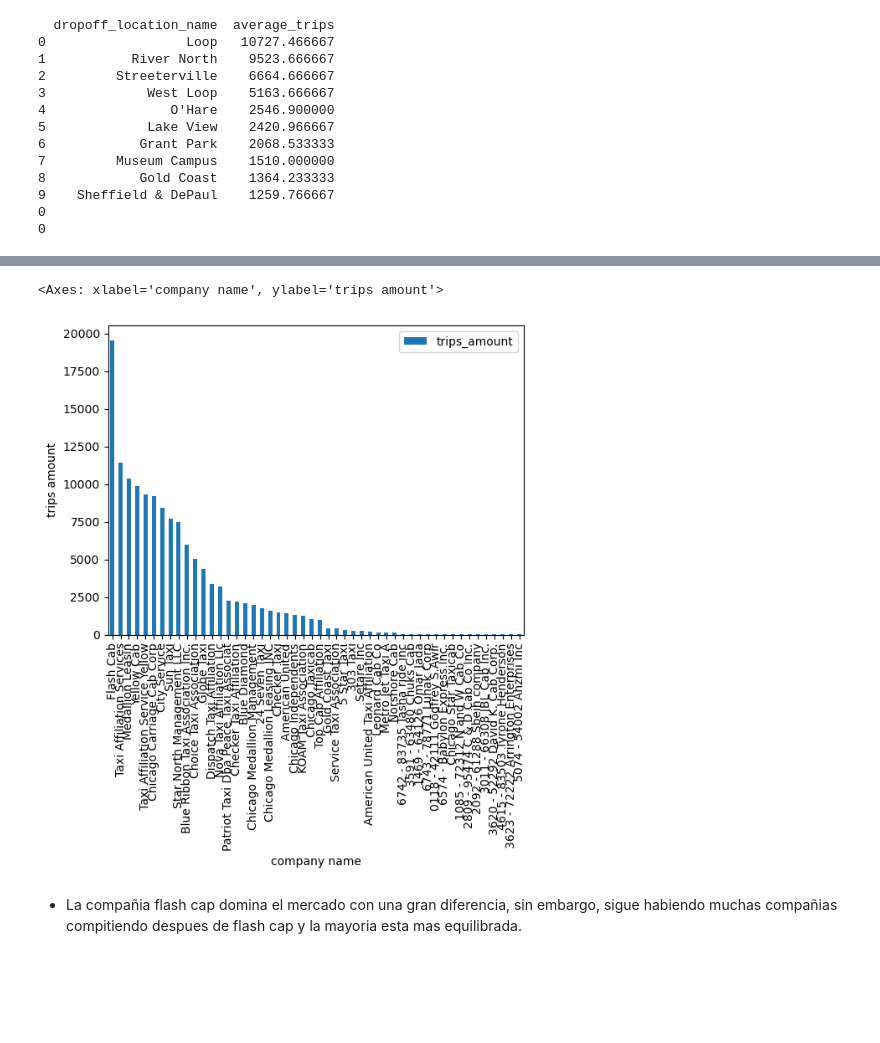
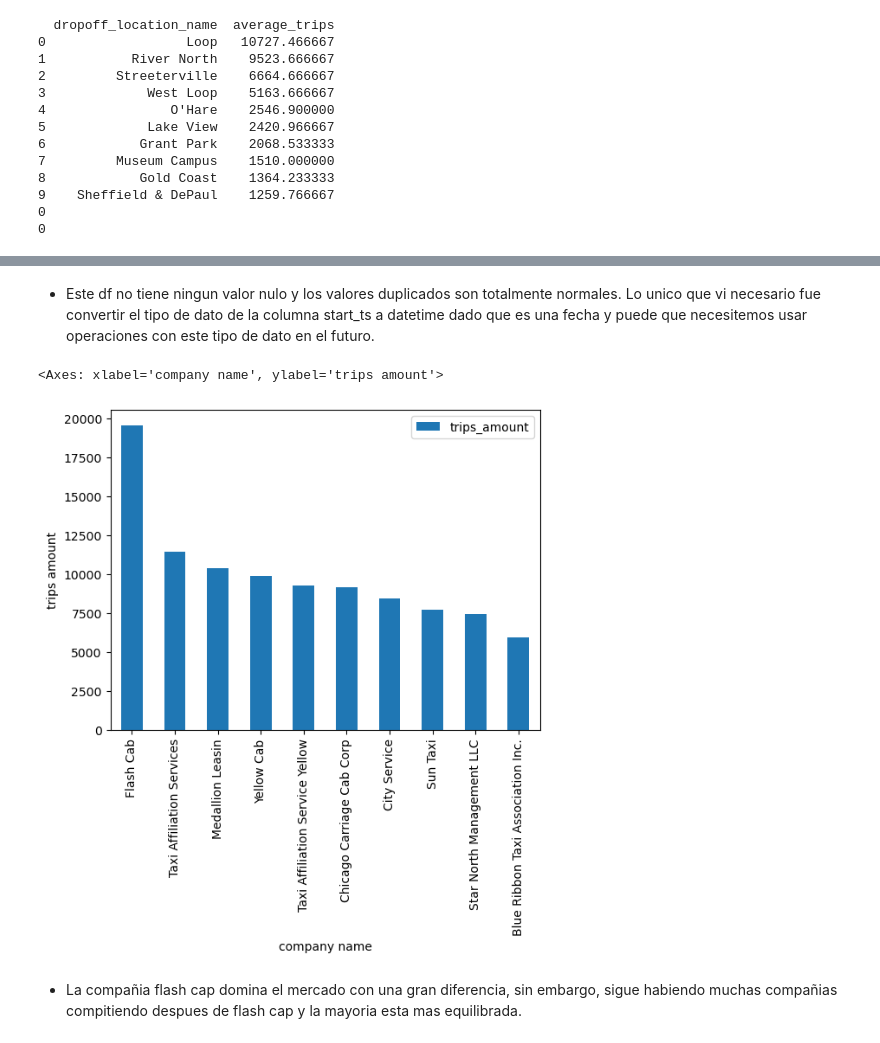
Before and after one commit to Sammat2507/proyecto-sprint-7, a Jupyter notebook: trips.ipynb, the cells around one changed output, grey strips where cells are left out. Cells and saved outputs as stored; diff of their text form; code cells hidden in the pictures; blank space fills up the shorter version.

```diff
--- a/trips.ipynb
+++ b/trips.ipynb
@@ -93,9 +103,11 @@ memory usage: 25.2+ KB
+# %% [markdown]
+- Este df no tiene ningun valor nulo y los valores duplicados son totalmente normales. Lo unico que vi necesario fue convertir el tipo de dato de la columna start_ts a datetime dado que es una fecha y puede que necesitemos usar operaciones con este tipo de dato en el futuro.
 # %%
-top_50_company = company.head(50)
-top_50_company.plot(kind='bar', x='company_name', y='trips_amount', rot=90, xlabel='company name', ylabel='trips amount')
+top_10_company = company.head(10)
+top_10_company.plot(kind='bar', x='company_name', y='trips_amount', rot=90, xlabel='company name', ylabel='trips amount')
 # %% [output]
 <Axes: xlabel='company name', ylabel='trips amount'>
-[figure, old version]
+[figure, new version]
 # %% [markdown]
 - La compañia flash cap domina el mercado con una gran diferencia, sin embargo, sigue habiendo muchas compañias compitiendo despues de flash cap y la mayoria esta mas equilibrada.
 # %%
```
Also changed, not shown: parts of 9 cells of this notebook.
